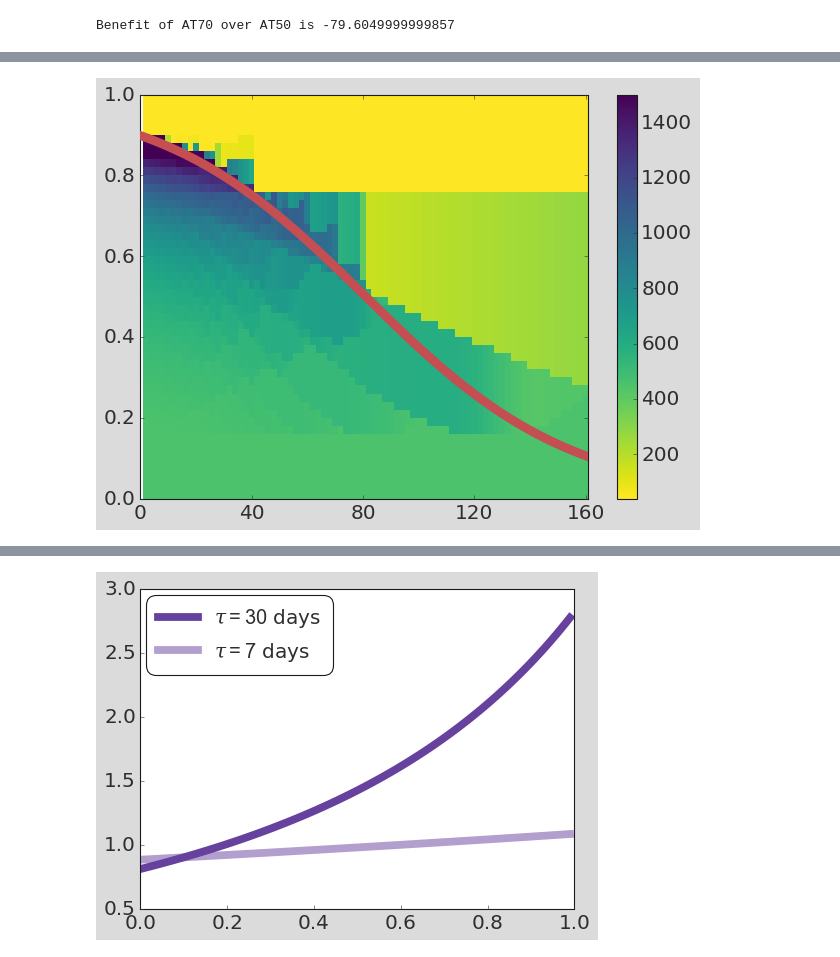
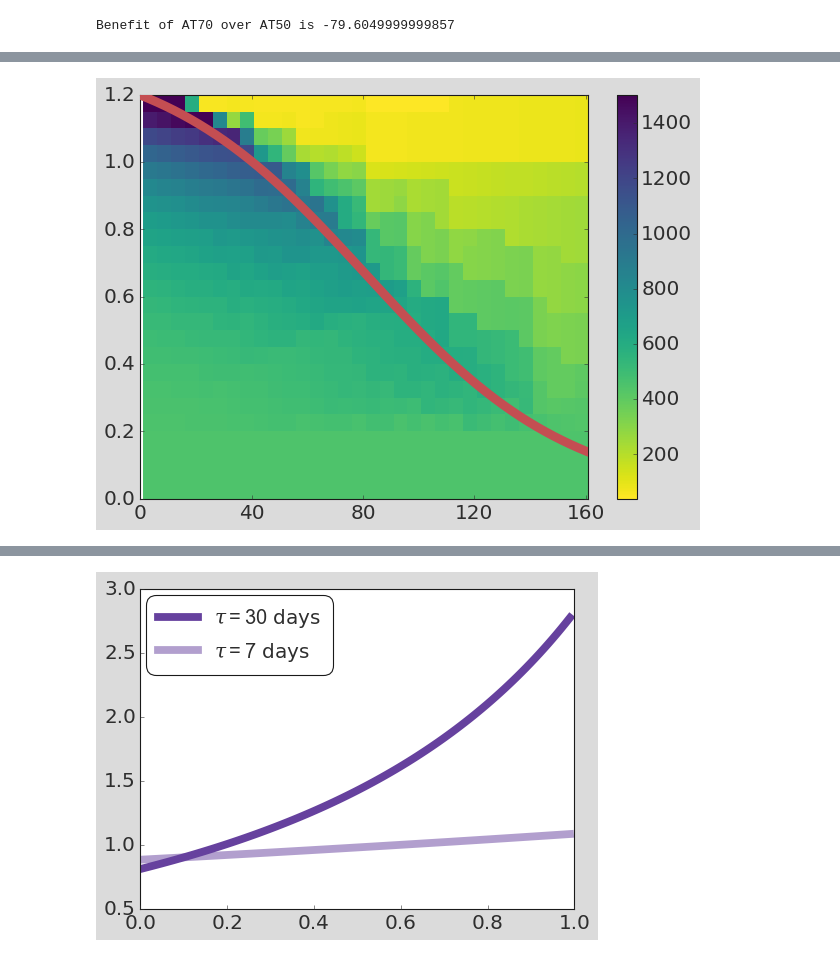
Before and after one commit to KCGallagher/AT_Model_Comparison, a Jupyter notebook: lotka_volterra/critical_threshold.ipynb, the cells around one changed output, grey strips where cells are left out. Cells and saved outputs as stored; diff of their text form; code cells hidden in the pictures.

```diff
--- a/lotka_volterra/critical_threshold.ipynb
+++ b/lotka_volterra/critical_threshold.ipynb
@@ -77,0 +163,34 @@ def calc_ttp(params, n_crit, interval):
+# %%
+
+n_crit=0.95; params=odeParamDic; interval=40; offset=20
+
+arg = n_crit
+model = LotkaVolterraModel(dt=1); model.SetParams(**params)
+
+# Simulate offset
+initial_drug = n_crit < 1
+model.Simulate([[0, offset, initial_drug]])
+
+if model.resultsDf.TumourSize.iloc[-1] > 1.2 * params['N0']:
+    model.resultsDf = model.resultsDf[model.resultsDf.TumourSize < 1.2 * params['N0']]
+
+else:
+    new_params = params.copy()
+    new_params['S0'] = model.resultsDf.S.iloc[-1]
+    new_params['R0'] = model.resultsDf.R.iloc[-1]
+
+    model2 = LotkaVolterraModel(dt=1); model2.SetParams(**new_params)
+    rescaled_prog = 1.2 * params['N0'] / model.resultsDf.TumourSize.iloc[-1]
+    model2.Simulate_AT(atThreshold=arg, atMethod='Threshold',
+                    intervalLength=interval, t_end=1500,
+                    refSize = params['N0'], tumourSizeWhenProgressed=rescaled_prog)
+    print(1.2 * params['N0'])
+    print(1.2 * new_params['N0'])
+    print(1.2 * new_params['S0'] + 1.2 * new_params['R0'])
+    print(model2.resultsDf.Time.max())
+    print(model2.resultsDf.TumourSize.iloc[-1])
+    model2.resultsDf = model2.resultsDf[model2.resultsDf.TumourSize < 1.2 * params['N0']]
+
+model.Plot()
+model2.Plot()
+print(model2.resultsDf.tail())
@@ -78,30 +249,31 @@ def calc_ttp(params, n_crit, interval):
 # %%
 from matplotlib.colors import BoundaryNorm, ListedColormap
 from matplotlib.ticker import MaxNLocator
 
-dx, dy = 2, 0.02
+dx, dy = 1, 0.01
 
-crit_n_grid, tau_grid = np.mgrid[slice(0, 1.0 + dy, dy),
+crit_n_grid, tau_grid = np.mgrid[slice(0, 1.2 + dy, dy),
                 slice(1, 161 + dx, dx)]
 
-vectorized_calc_ttp = np.vectorize(calc_ttp)
+
+vectorized_calc_ttp = np.vectorize(calc_ttp_repeats)
 ttp_values = vectorized_calc_ttp(
     params = odeParamDic, n_crit = crit_n_grid,
     interval = tau_grid
 )
 
 ttp_values = ttp_values[:-1, :-1]
 fig, ax = plt.subplots()
 
 im = ax.pcolormesh(tau_grid, crit_n_grid, ttp_values,
                    cmap=plt.get_cmap('viridis_r'), norm=None)
 fig.colorbar(im, ax=ax); #ax.set_title('TTP of Patient 25')
 
 ax.plot(tau_values, n_stars, linewidth = 8, zorder=5, color='r', label = 'Optimal\nThreshold');
 
 ax.set_xlim(0, np.max(tau_grid));
 ax.set_xticks(ax.get_xticks()[::2]);
 fig.tight_layout();
-plt.savefig("../figures/lotka_volterra_model_threshold.pdf"); plt.show()
+plt.savefig("../figures/lotka_volterra_model_threshold_mean.pdf"); plt.show()
 # %% [output]
-[figure, old version]
+[figure, new version]
```
Also changed, not shown: parts of 8 cells of this notebook, 7 other files.
